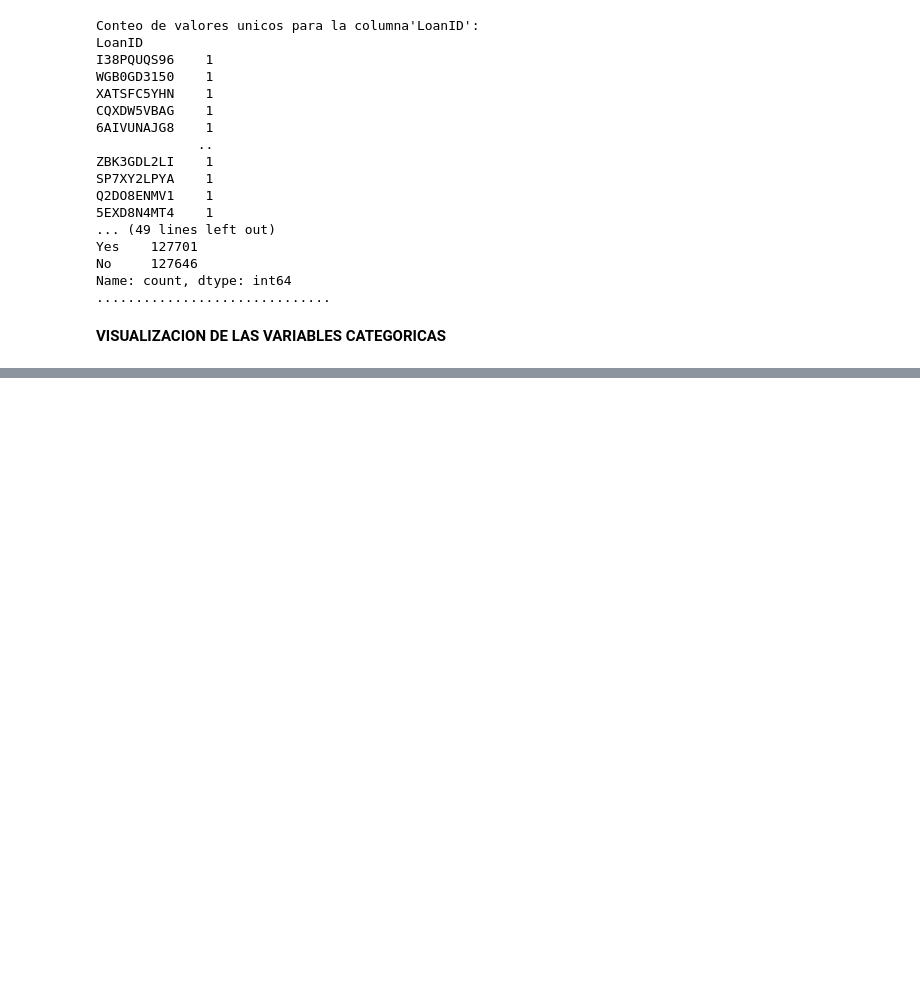
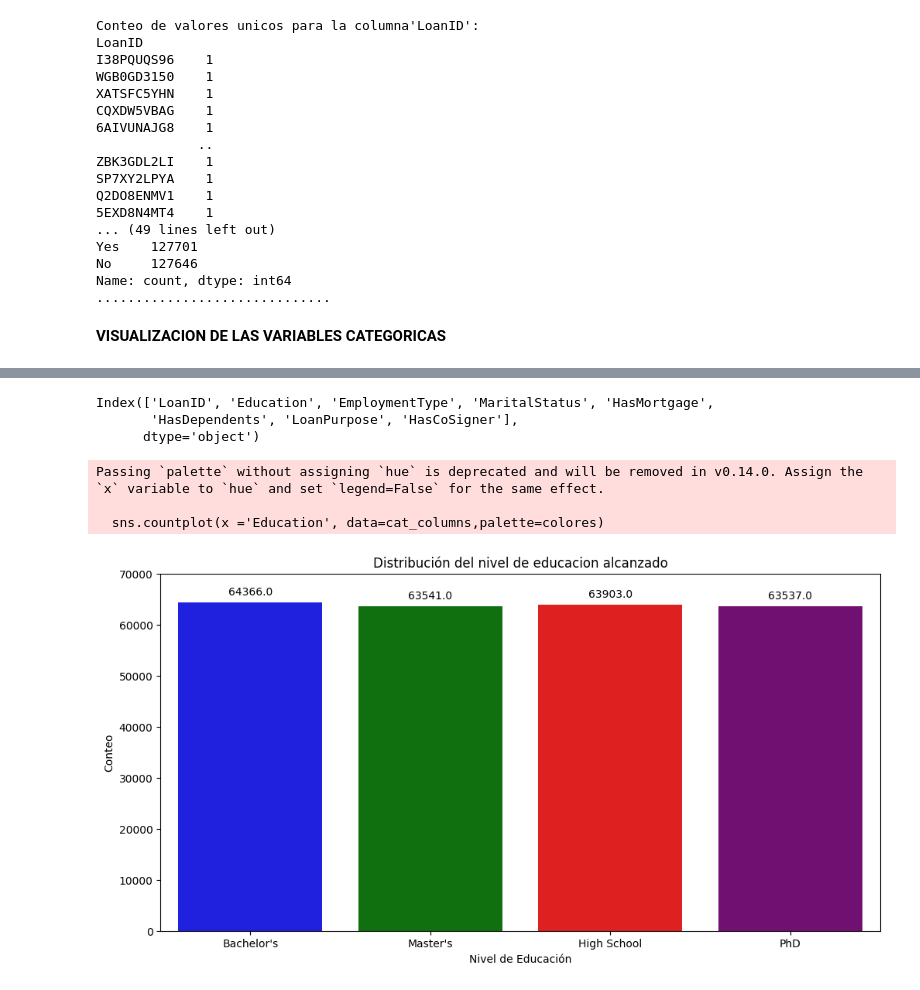
Before and after one commit to alexdaniel-23/Loan-Default-Prediction-Dataset, a Jupyter notebook: morosidad_prestamos.ipynb, the cells around one changed output, grey strips where cells are left out. Saved outputs shown, nothing was run; the diff lists cells and outputs as text; code cells hidden in the pictures; blank space fills up the shorter version.

```diff
--- a/morosidad_prestamos.ipynb
+++ b/morosidad_prestamos.ipynb
@@ -180,0 +172,26 @@ KeyboardInterrupt:
+# %%
+cat_columns.columns
+# %% [output]
+Index(['LoanID', 'Education', 'EmploymentType', 'MaritalStatus', 'HasMortgage',
+       'HasDependents', 'LoanPurpose', 'HasCoSigner'],
+      dtype='object')
+# %%
+
+plt.figure(figsize=(12,6))
+colores=['blue', 'green', 'red', 'purple']
+sns.countplot(x ='Education', data=cat_columns,palette=colores)
+plt.title('Distribución del nivel de educacion alcanzado')
+plt.xlabel("Nivel de Educación")
+plt.ylabel("Conteo")
+plt.yticks(range(0,80000,10000))
+for p in plt.gca().patches:
+    plt.gca().annotate(f'{p.get_height()}',
+                       (p.get_x() + p.get_width() / 2., p.get_height()),
+                       ha='center', va='center', xytext=(0, 10),
+                       textcoords='offset points')
+plt.show()
+# %% [output]
+Passing `palette` without assigning `hue` is deprecated and will be removed in v0.14.0. Assign the `x` variable to `hue` and set `legend=False` for the same effect.
+
+  sns.countplot(x ='Education', data=cat_columns,palette=colores)
+[figure, added]
```
Also changed, not shown: parts of 6 cells of this notebook.
